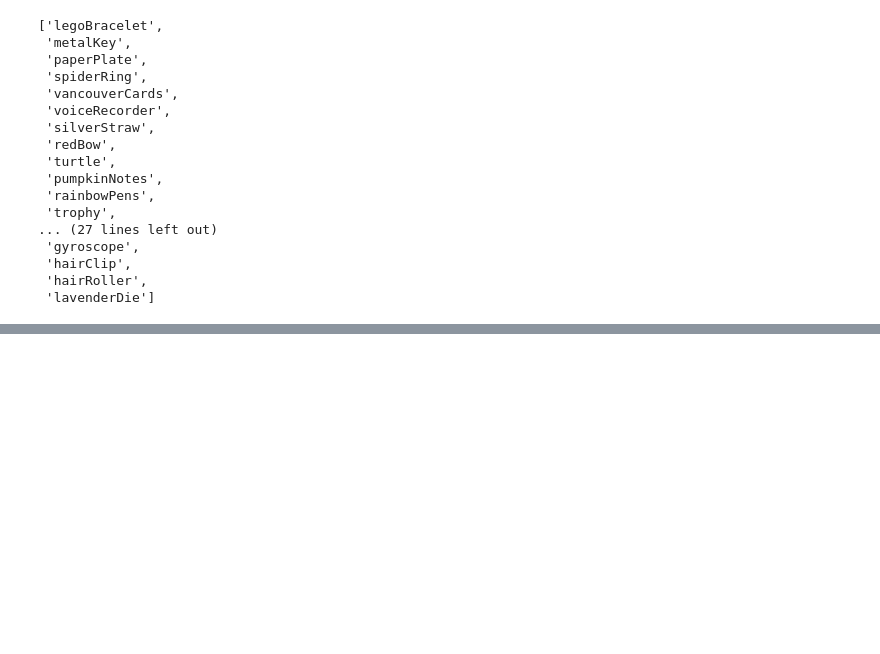
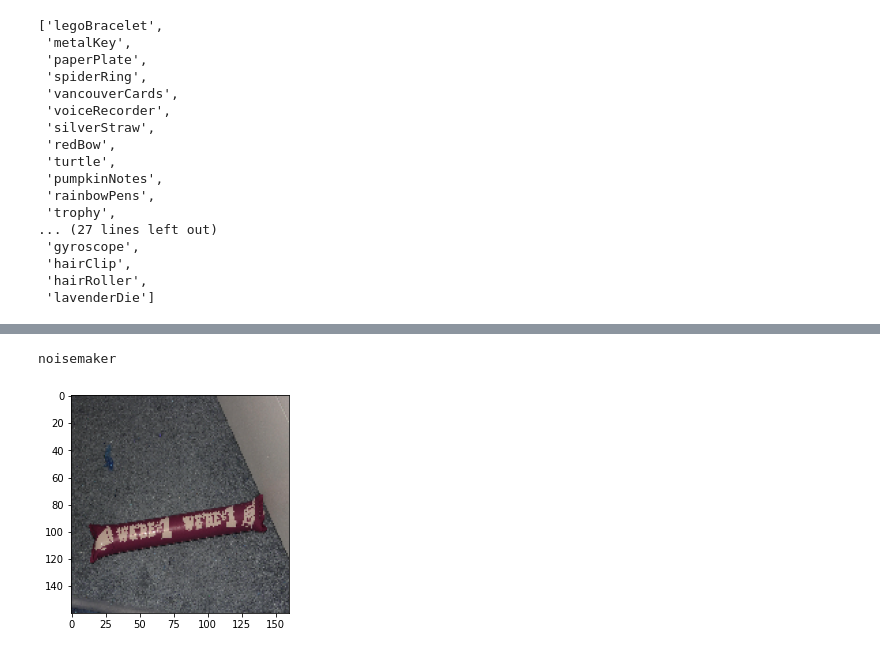
Before and after one commit to JfmGijsbers/2AMV10-group-16, a Jupyter notebook: run2.ipynb, the cells around one changed output, grey strips where cells are left out. Saved outputs shown, nothing was run; the diff lists cells and outputs as text; code cells hidden in the pictures; blank space fills up the shorter version.

```diff
--- a/run2.ipynb
+++ b/run2.ipynb
@@ -527,3 +644,9 @@ plot_confusion_matrix()
+# %%
+plt.imshow(X_test[5])
+print(classes[np.argmax(y_test[5])])
+# %% [output]
+noisemaker
+[figure, added]
 # %%
 def plot_misclassifications():
     model = load_model_from_file(PATH_m, "toy_example", ".h5")
```
Also changed, not shown: parts of 33 cells of this notebook.
